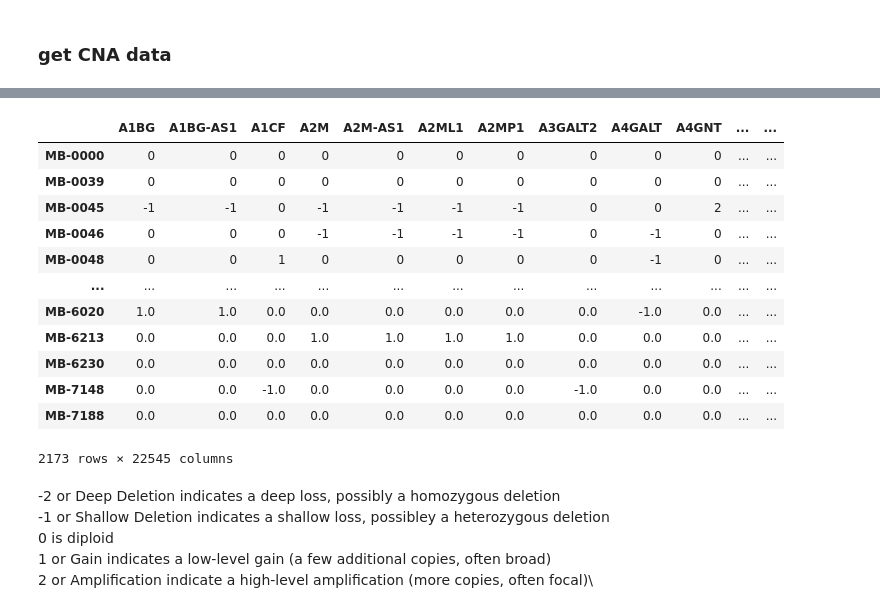
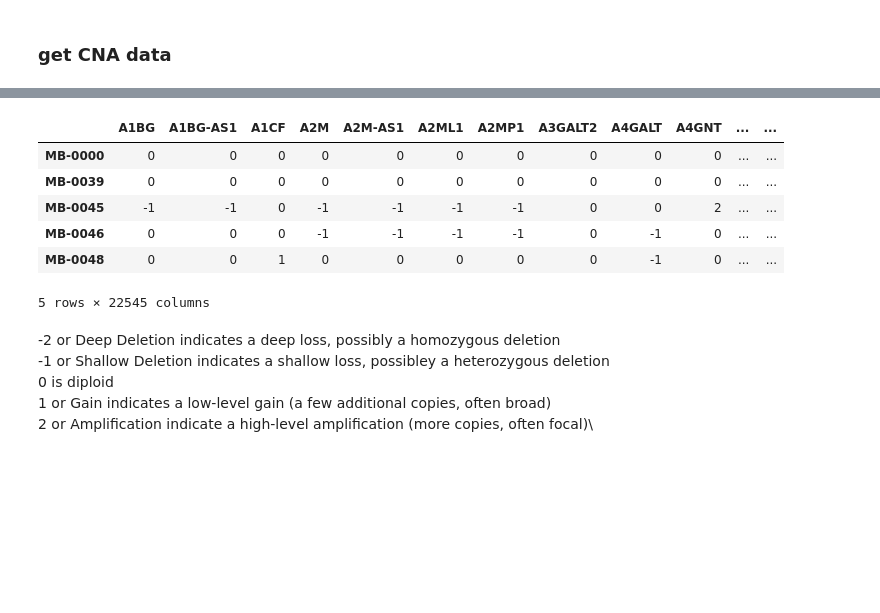
Before and after one commit to Charlwang922/Breast-Cancer-Clinical-and-Genomics, a Jupyter notebook: cna_gene_ml.ipynb, the cells around one changed output, grey strips where cells are left out. Drawn from its saved outputs; the diff is of its cells as text; code cells hidden in the pictures; blank space fills up the shorter version.

```diff
--- a/cna_gene_ml.ipynb
+++ b/cna_gene_ml.ipynb
@@ -77,31 +64,23 @@ df_cna
 # %%
 #find cancer type with same patient id in cna data
 cna_cancer_type = ['','']
 for i in range(np.shape(df_cna)[1])[2:]:
     cna_cancer_type.append(df_cancer_type.loc[df_cancer_type['Sample ID'] == df_cna.columns.values[i], 'Cancer' ].iloc[0])
 
 #add cancer type to cna data
 df_cna = df_cna.transpose().assign(cancer = cna_cancer_type)
 df_cna.rename(columns=df_cna.iloc[0], inplace = True)
 df_cna.drop(df_cna.index[0:2], inplace = True)
 df_cna.rename(columns = {'':'cancer'}, inplace = True)
-#df_cna.reset_index(inplace=True)
-#df_cna.rename(columns = {'index':'PATIENT_ID'}, inplace = True)
-df_cna
+df_cna.head()
 # %% [output]
 |  | A1BG | A1BG-AS1 | A1CF | A2M | A2M-AS1 | A2ML1 | A2MP1 | A3GALT2 | A4GALT | A4GNT | ... | ... |
 | MB-0000 | 0 | 0 | 0 | 0 | 0 | 0 | 0 | 0 | 0 | 0 | ... | ... |
 | MB-0039 | 0 | 0 | 0 | 0 | 0 | 0 | 0 | 0 | 0 | 0 | ... | ... |
 | MB-0045 | -1 | -1 | 0 | -1 | -1 | -1 | -1 | 0 | 0 | 2 | ... | ... |
 | MB-0046 | 0 | 0 | 0 | -1 | -1 | -1 | -1 | 0 | -1 | 0 | ... | ... |
 | MB-0048 | 0 | 0 | 1 | 0 | 0 | 0 | 0 | 0 | -1 | 0 | ... | ... |
-| ... | ... | ... | ... | ... | ... | ... | ... | ... | ... | ... | ... | ... |
-| MB-6020 | 1.0 | 1.0 | 0.0 | 0.0 | 0.0 | 0.0 | 0.0 | 0.0 | -1.0 | 0.0 | ... | ... |
-| MB-6213 | 0.0 | 0.0 | 0.0 | 1.0 | 1.0 | 1.0 | 1.0 | 0.0 | 0.0 | 0.0 | ... | ... |
-| MB-6230 | 0.0 | 0.0 | 0.0 | 0.0 | 0.0 | 0.0 | 0.0 | 0.0 | 0.0 | 0.0 | ... | ... |
-| MB-7148 | 0.0 | 0.0 | -1.0 | 0.0 | 0.0 | 0.0 | 0.0 | -1.0 | 0.0 | 0.0 | ... | ... |
-| MB-7188 | 0.0 | 0.0 | 0.0 | 0.0 | 0.0 | 0.0 | 0.0 | 0.0 | 0.0 | 0.0 | ... | ... |
-2173 rows × 22545 columns
+5 rows × 22545 columns
 # %% [markdown]
 -2 or Deep Deletion indicates a deep loss, possibly a homozygous deletion\
 -1 or Shallow Deletion indicates a shallow loss, possibley a heterozygous deletion\
```
Also changed, not shown: parts of 12 cells of this notebook.
